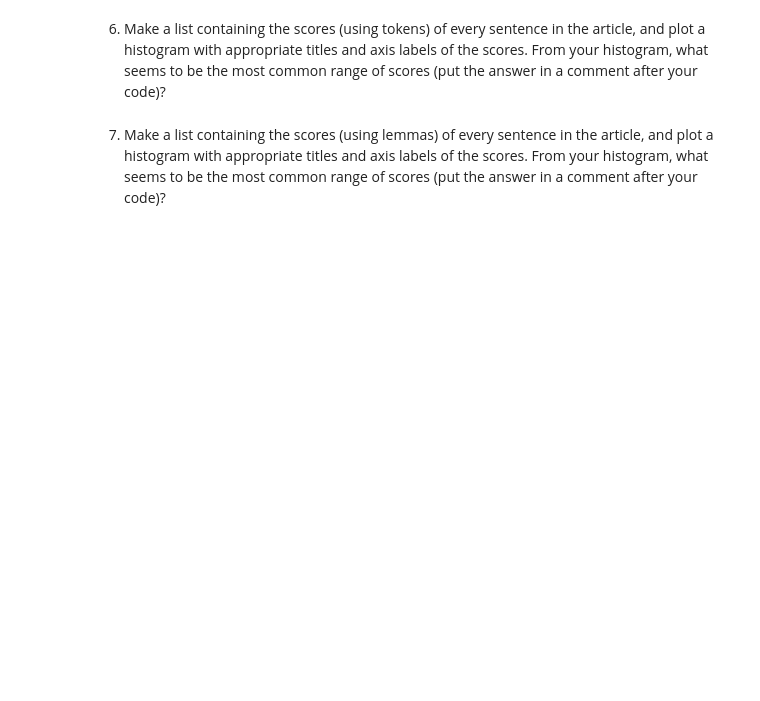
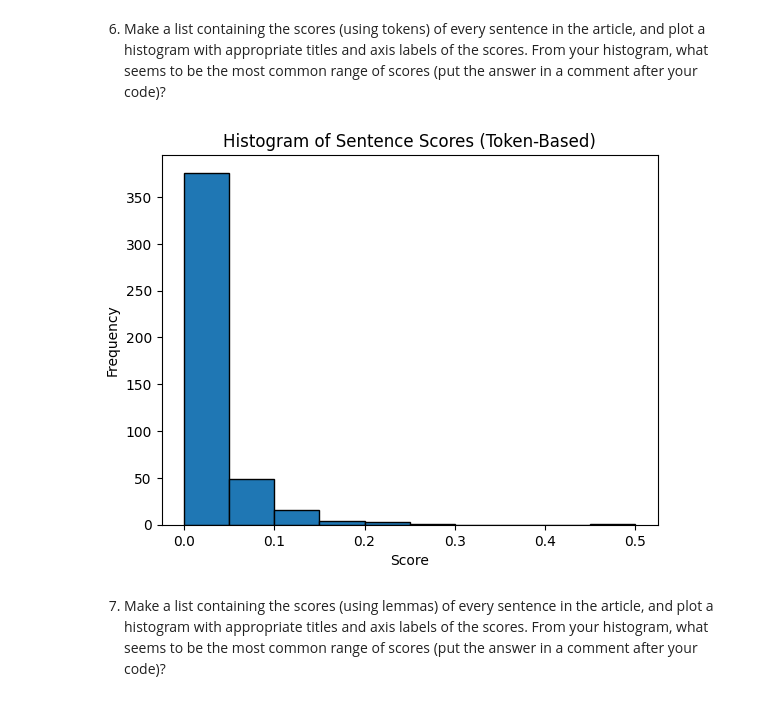
Before and after one commit to sshres10/web-scraping, a Jupyter notebook: web-scraping.ipynb, the cells around one changed output. Saved outputs shown, nothing was run; the diff lists cells and outputs as text; code cells hidden in the pictures; blank space fills up the shorter version.

```diff
--- a/web-scraping.ipynb
+++ b/web-scraping.ipynb
@@ -43,2 +65,18 @@ All prereqs installed.
 # %% [markdown]
 2. Read in your article's html source from the file you created in question 1 and print it's text (use `.get_text()`)
+# %%
+import pickle
+from bs4 import BeautifulSoup
+
+# Step 1: Load the HTML content from the .pkl file
+with open("article_html.pkl", "rb") as file:
+    html_content = pickle.load(file)
+
+# Step 2: Parse the HTML content with BeautifulSoup
+soup = BeautifulSoup(html_content, 'html.parser')
+
+# Step 3: Extract the plain text from the parsed HTML
+article_text = soup.get_text()
+
+# Step 4: Print the extracted text
+print(article_text)
@@ -55,4 +294,46 @@ You may find some of the code from the in class notes useful; feel free to use m
 # %% [markdown]
 6. Make a list containing the scores (using tokens) of every sentence in the article, and plot a histogram with appropriate titles and axis labels of the scores. From your histogram, what seems to be the most common range of scores (put the answer in a comment after your code)?
+# %%
+import matplotlib.pyplot as plt
+import spacy
+import pickle
+from bs4 import BeautifulSoup
+
+
+# Step 1: Load the article HTML content from the .pkl file
+article_html_file = "article_html.pkl"
+with open(article_html_file, "rb") as file:
+    html_content = pickle.load(file)
+
+# Step 2: Parse the HTML content to extract the main text
+soup = BeautifulSoup(html_content, "html.parser")
+article_body = soup.find("div", class_="article-content")  # Update class if necessary
+article_text = article_body.get_text() if article_body else soup.get_text()
+
+# Step 3: Process the article text through spaCy
+doc = nlp(article_text)
+sentences = [sent.text.strip() for sent in doc.sents if sent.text.strip()]
+
+# Define the token-based scoring function
+def score_sentence_by_token(sentence, interesting_tokens):
+    doc = nlp(sentence)
+    tokens = [token.text.lower() for token in doc if token.is_alpha]
+    count = sum(1 for token in tokens if token in interesting_tokens)
+    return count / len(tokens) if tokens else 0
+
+# Define interesting tokens (replace with actual tokens from earlier analysis)
+interesting_tokens = ["laser", "light", "car", "headlight", "technology"]
+
+# Step 4: Calculate token-based scores for all sentences
+scores = [score_sentence_by_token(sentence, interesting_tokens) for sentence in sentences]
+
+# Step 5: Plot a histogram of the scores
+plt.hist(scores, bins=10, edgecolor='black')
+plt.title("Histogram of Sentence Scores (Token-Based)")
+plt.xlabel("Score")
+plt.ylabel("Frequency")
+plt.show()
+# %% [output]
+[figure, added]
 # %% [markdown]
 7. Make a list containing the scores (using lemmas) of every sentence in the article, and plot a histogram with appropriate titles and axis labels of the scores.  From your histogram, what seems to be the most common range of scores (put the answer in a comment after your code)?
```
Also changed, not shown: parts of 7 cells of this notebook, 2 other files.
